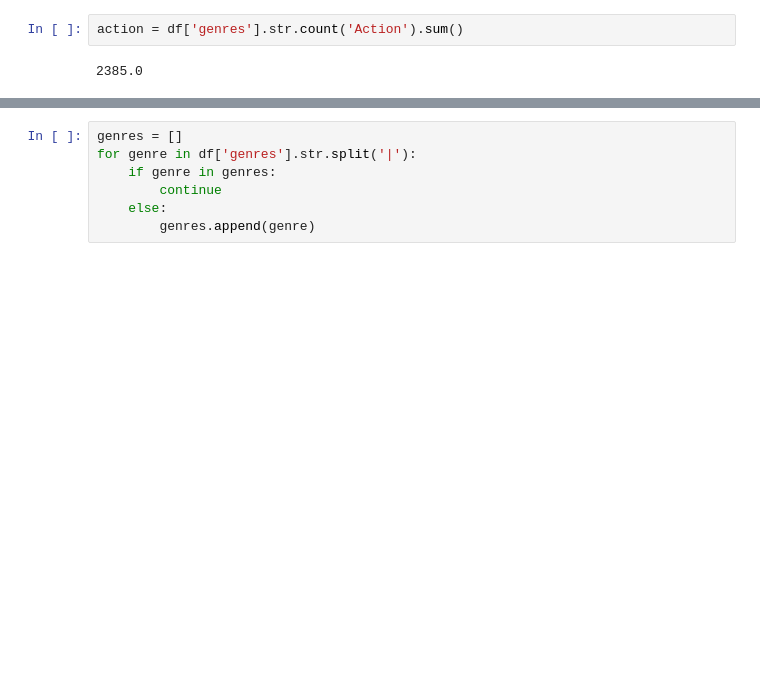
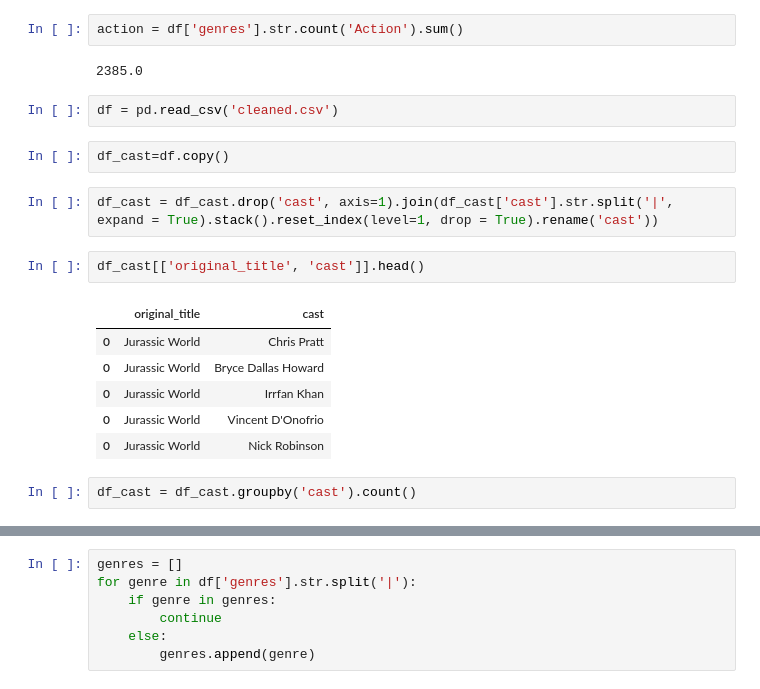
Before and after one commit to KaoriMI/Project_Investigate_a_Dataset, a Jupyter notebook: playground.ipynb, the cells around one changed output, grey strips where cells are left out. Cells and saved outputs as stored; diff of their text form; blank space fills up the shorter version.

```diff
--- a/playground.ipynb
+++ b/playground.ipynb
@@ -35,3 +35,20 @@ df.head(2)
 action = df['genres'].str.count('Action').sum()
 # %% [output]
 2385.0
+# %%
+df = pd.read_csv('cleaned.csv')
+# %%
+df_cast=df.copy()
+# %%
+df_cast = df_cast.drop('cast', axis=1).join(df_cast['cast'].str.split('|', expand = True).stack().reset_index(level=1, drop = True).rename('cast'))
+# %%
+df_cast[['original_title', 'cast']].head()
+# %% [output]
+|  | original_title | cast |
+| 0 | Jurassic World | Chris Pratt |
+| 0 | Jurassic World | Bryce Dallas Howard |
+| 0 | Jurassic World | Irrfan Khan |
+| 0 | Jurassic World | Vincent D'Onofrio |
+| 0 | Jurassic World | Nick Robinson |
+# %%
+df_cast = df_cast.groupby('cast').count()
```
Also changed, not shown: parts of 3 cells of this notebook.
